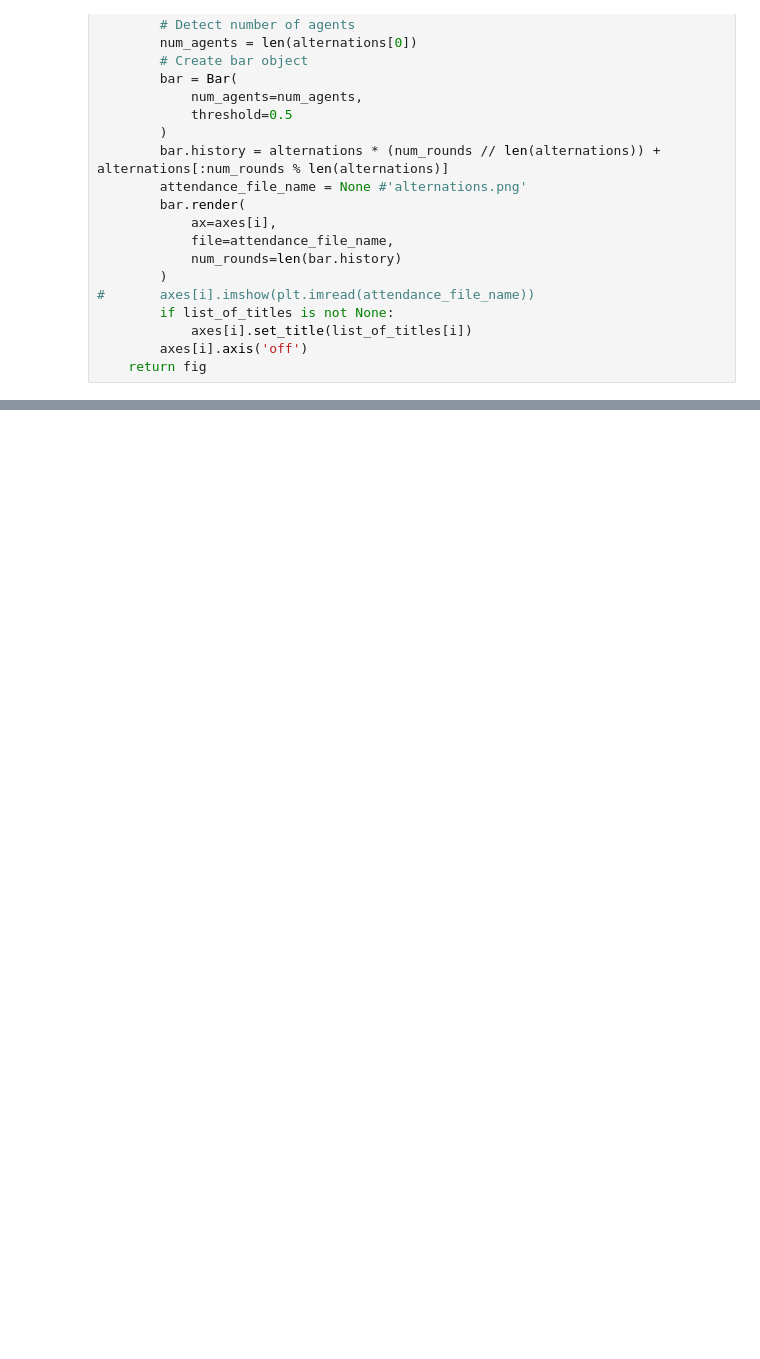
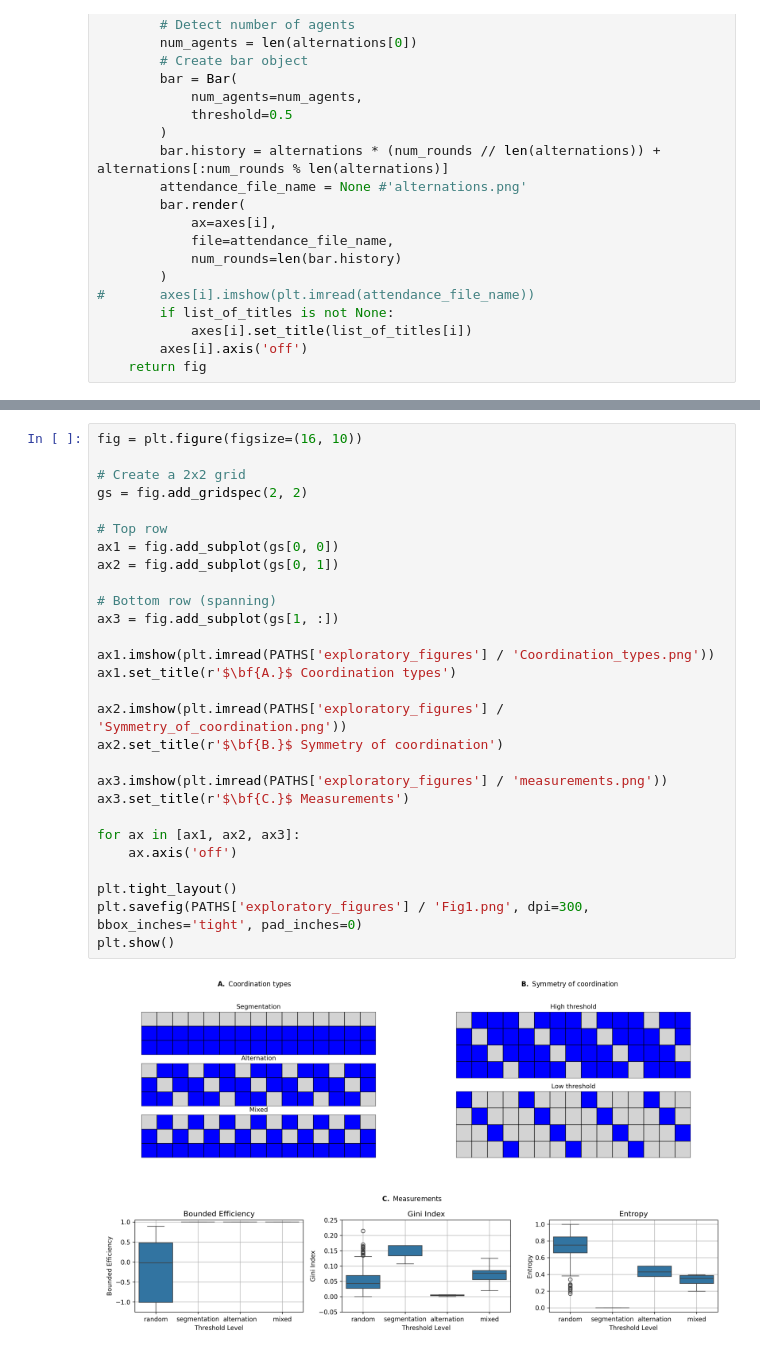
Before and after one commit to EAndrade-Lotero/Cognitive_Models_El_Farol_Bar_Problem, a Jupyter notebook: Notebooks/exp_fig1.ipynb, the cells around one changed output, grey strips where cells are left out. Drawn from its saved outputs; the diff is of its cells as text; blank space fills up the shorter version.

```diff
--- a/Notebooks/exp_fig1.ipynb
+++ b/Notebooks/exp_fig1.ipynb
@@ -144,0 +164,30 @@ plt.show()
+# %%
+fig = plt.figure(figsize=(16, 10))
+
+# Create a 2x2 grid
+gs = fig.add_gridspec(2, 2)
+
+# Top row
+ax1 = fig.add_subplot(gs[0, 0])
+ax2 = fig.add_subplot(gs[0, 1])
+
+# Bottom row (spanning)
+ax3 = fig.add_subplot(gs[1, :])
+
+ax1.imshow(plt.imread(PATHS['exploratory_figures'] / 'Coordination_types.png'))
+ax1.set_title(r'$\bf{A.}$ Coordination types')
+
+ax2.imshow(plt.imread(PATHS['exploratory_figures'] / 'Symmetry_of_coordination.png'))
+ax2.set_title(r'$\bf{B.}$ Symmetry of coordination')
+
+ax3.imshow(plt.imread(PATHS['exploratory_figures'] / 'measurements.png'))
+ax3.set_title(r'$\bf{C.}$ Measurements')
+
+for ax in [ax1, ax2, ax3]:
+    ax.axis('off')
+
+plt.tight_layout()
+plt.savefig(PATHS['exploratory_figures'] / 'Fig1.png', dpi=300, bbox_inches='tight', pad_inches=0)
+plt.show()
+# %% [output]
+[figure, added]
```
Also changed, not shown: parts of 6 cells of this notebook, 10 other files.
